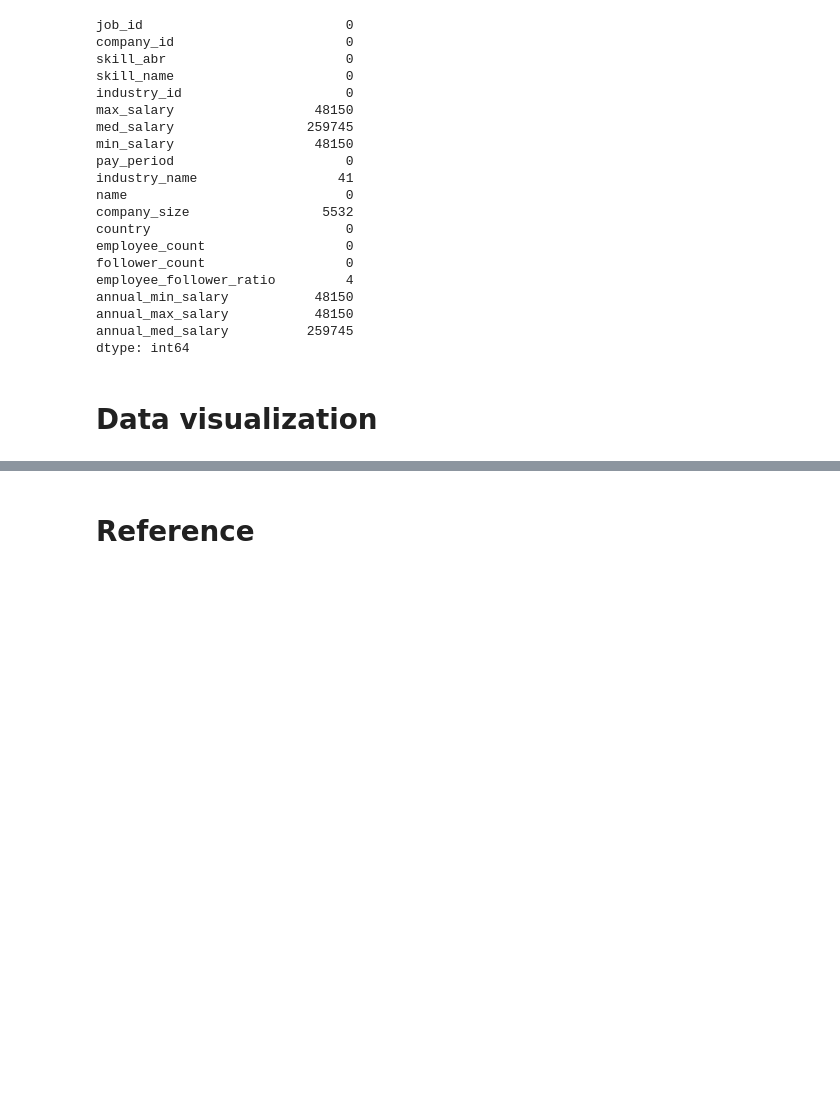
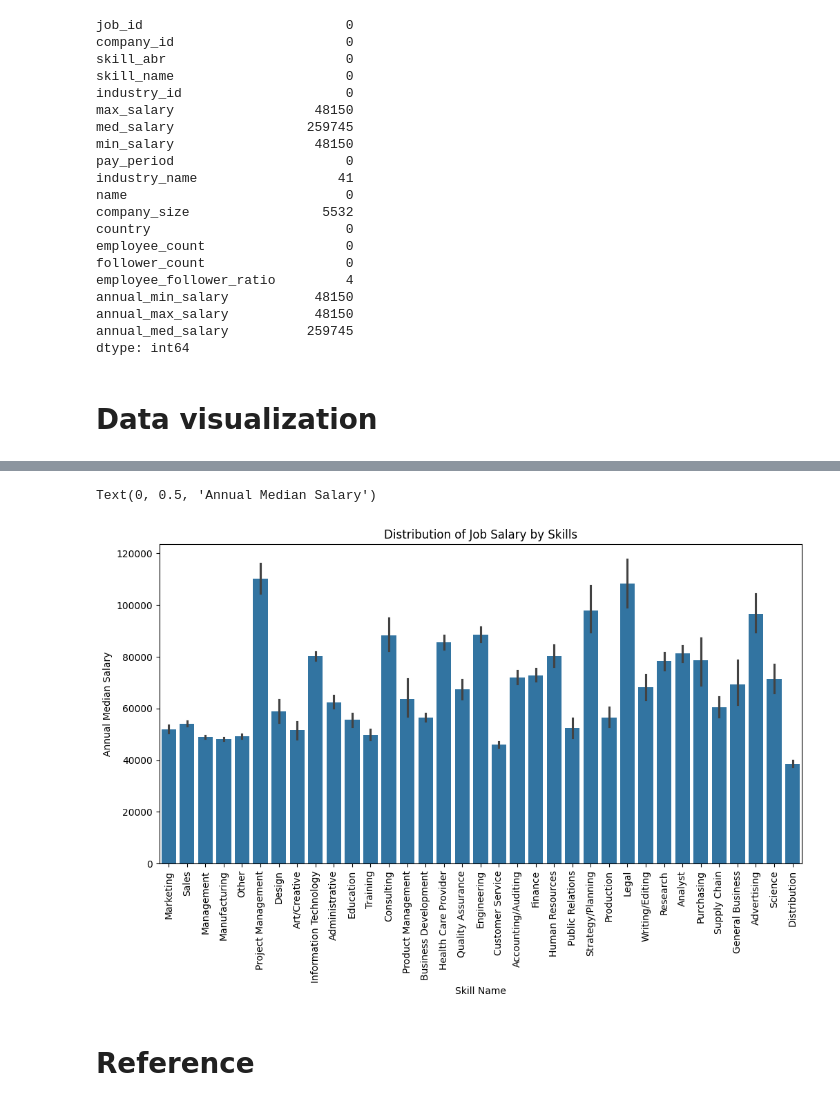
Before and after one commit to Koi4595/Group_10_FA_2024, a Jupyter notebook: SI_618_Project_Part1.ipynb, the cells around one changed output, grey strips where cells are left out. Saved outputs shown, nothing was run; the diff lists cells and outputs as text; code cells hidden in the pictures; blank space fills up the shorter version.

```diff
--- a/SI_618_Project_Part1.ipynb
+++ b/SI_618_Project_Part1.ipynb
@@ -325,3 +336,14 @@ job_company_pair.to_csv('./Projectdata/job_company_pair.csv', index=False)
+# %%
+#3. plot the distribution of job salary by skills and industries
+plt.figure(figsize=(12, 6))
+sns.barplot(data=df, x='skill_name', y='annual_med_salary')
+plt.xticks(rotation=90)
+plt.title('Distribution of Job Salary by Skills')
+plt.xlabel('Skill Name')
+plt.ylabel('Annual Median Salary')
+# %% [output]
+Text(0, 0.5, 'Annual Median Salary')
+[figure, added]
 # %% [markdown]
 # **Reference**
 # %% [markdown]
```
Also changed, not shown: parts of 5 cells of this notebook.
